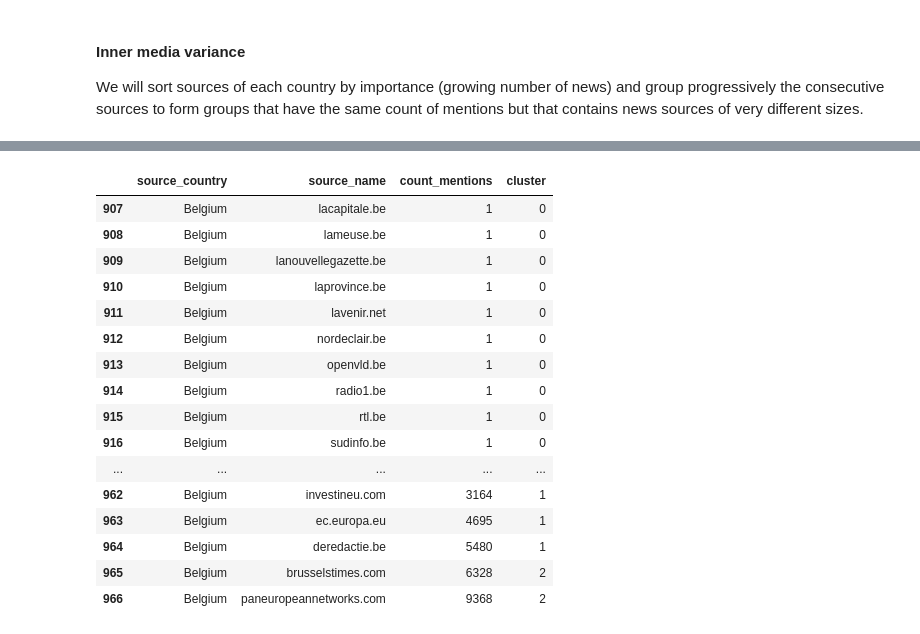
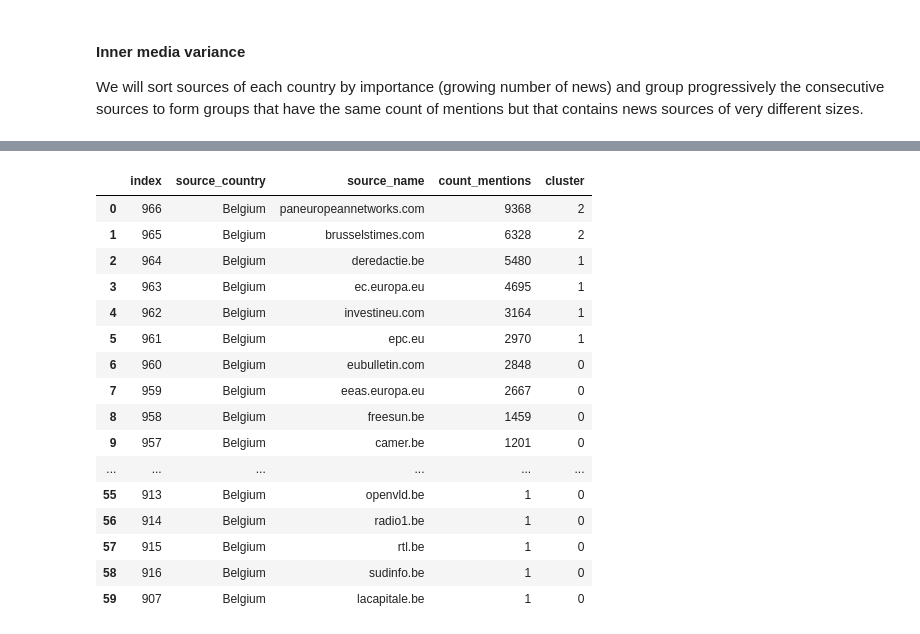
Before and after one commit to NatGr/projectAdA, a Jupyter notebook: tests_nathan.ipynb, the cells around one changed output, grey strips where cells are left out. Cells and saved outputs as stored; diff of their text form; code cells hidden in the pictures.

```diff
--- a/tests_nathan.ipynb
+++ b/tests_nathan.ipynb
@@ -208,0 +235,23 @@ def export_maps_locally(dfs, data_col_name, frame_names, title, colorbar_title,
+# %%
+frame_names = ["mentions about country", "mentions from country"]
+dfs = []
+
+dfs.append(country_to_country_view.groupby("actor_country").agg({"count_mentions": "sum"}))
+dfs.append(country_to_country_view.groupby("mention_country").agg({"count_mentions": "sum"}))
+
+# renaming columns adding log scale:
+for df in dfs:
+    df.reset_index(inplace=True)
+    df.columns = ["country", "count_mentions"]
+    df["log_count_mentions"] = np.log10(df["count_mentions"])
+
+export_maps_locally(dfs, "log_count_mentions", frame_names,
+                    "total number of mentions about/from a country",
+                    "log in base 10 of <br> the number of mentions", (2, 8),
+                    colorscale = cm.get_cmap("YlOrBr_r"),
+                    show_mentions=True, file_name="count_mentions.html", export=False)
+
+# Regarding the fact some European countries do not have any mentions about them (ex: Romania)
+# it means that (a): GDELT did not use the 3 letters ISO code "ROM" for Romania
+# (b): there is no mention about Romanian event in GDELT
+# (c): we made a mistake somewhere (but we really seached it and did not find anything)
@@ -316,7 +367,18 @@ computes the difference between the inner and outer view for each country
 # %%
 cols_to_keep = ["country", "avg_tone", "std_tone", "count_mentions"]
-diff_in_out = country_inner_view[cols_to_keep].merge(country_outer_view[cols_to_keep],
-    right_on="country", left_on="country")
+
+selected_type = "ALL"
+
+if selected_type == "ALL":
+    diff_in_out = country_inner_view[cols_to_keep].merge(country_outer_view[cols_to_keep],
+        right_on="country", left_on="country")
+
+else:
+    diff_in_out = country_inner_type_view[country_inner_type_view.actor_type == selected_type]\
+        [cols_to_keep].merge(country_outer_type_view[country_outer_type_view.actor_type \
+        == selected_type][cols_to_keep], right_on="country", left_on="country")
+
+
 diff_in_out["difference"] = diff_in_out["avg_tone_x"] - diff_in_out["avg_tone_y"]
 diff_in_out["count_mentions"] = np.minimum(diff_in_out.count_mentions_x,
                 diff_in_out.count_mentions_y)  # we take the minimum between inner and
@@ -550,22 +631,23 @@ export_maps_locally(outer_clusters + [outer_all_clusters], "avg_tone", frame_nam
 # %% [output]
 [interactive output not drawn]
 # %%
-source_cluster[source_cluster.source_country == "Belgium"]
+source_cluster[source_cluster.source_country == "Belgium"].sort_values(
+    by="count_mentions", ascending=False).reset_index()
 # %% [output]
-|  | source_country | source_name | count_mentions | cluster |
-| 907 | Belgium | lacapitale.be | 1 | 0 |
-| 908 | Belgium | lameuse.be | 1 | 0 |
-| 909 | Belgium | lanouvellegazette.be | 1 | 0 |
-| 910 | Belgium | laprovince.be | 1 | 0 |
-| 911 | Belgium | lavenir.net | 1 | 0 |
-| 912 | Belgium | nordeclair.be | 1 | 0 |
-| 913 | Belgium | openvld.be | 1 | 0 |
-| 914 | Belgium | radio1.be | 1 | 0 |
-| 915 | Belgium | rtl.be | 1 | 0 |
-| 916 | Belgium | sudinfo.be | 1 | 0 |
-| ... | ... | ... | ... | ... |
-| 962 | Belgium | investineu.com | 3164 | 1 |
-| 963 | Belgium | ec.europa.eu | 4695 | 1 |
-| 964 | Belgium | deredactie.be | 5480 | 1 |
-| 965 | Belgium | brusselstimes.com | 6328 | 2 |
-| 966 | Belgium | paneuropeannetworks.com | 9368 | 2 |
+|  | index | source_country | source_name | count_mentions | cluster |
+| 0 | 966 | Belgium | paneuropeannetworks.com | 9368 | 2 |
+| 1 | 965 | Belgium | brusselstimes.com | 6328 | 2 |
+| 2 | 964 | Belgium | deredactie.be | 5480 | 1 |
+| 3 | 963 | Belgium | ec.europa.eu | 4695 | 1 |
+| 4 | 962 | Belgium | investineu.com | 3164 | 1 |
+| 5 | 961 | Belgium | epc.eu | 2970 | 1 |
+| 6 | 960 | Belgium | eubulletin.com | 2848 | 0 |
+| 7 | 959 | Belgium | eeas.europa.eu | 2667 | 0 |
+| 8 | 958 | Belgium | freesun.be | 1459 | 0 |
+| 9 | 957 | Belgium | camer.be | 1201 | 0 |
+| ... | ... | ... | ... | ... | ... |
+| 55 | 913 | Belgium | openvld.be | 1 | 0 |
+| 56 | 914 | Belgium | radio1.be | 1 | 0 |
+| 57 | 915 | Belgium | rtl.be | 1 | 0 |
+| 58 | 916 | Belgium | sudinfo.be | 1 | 0 |
+| 59 | 907 | Belgium | lacapitale.be | 1 | 0 |
```
Also changed, not shown: parts of 12 cells of this notebook, 3 other files.
